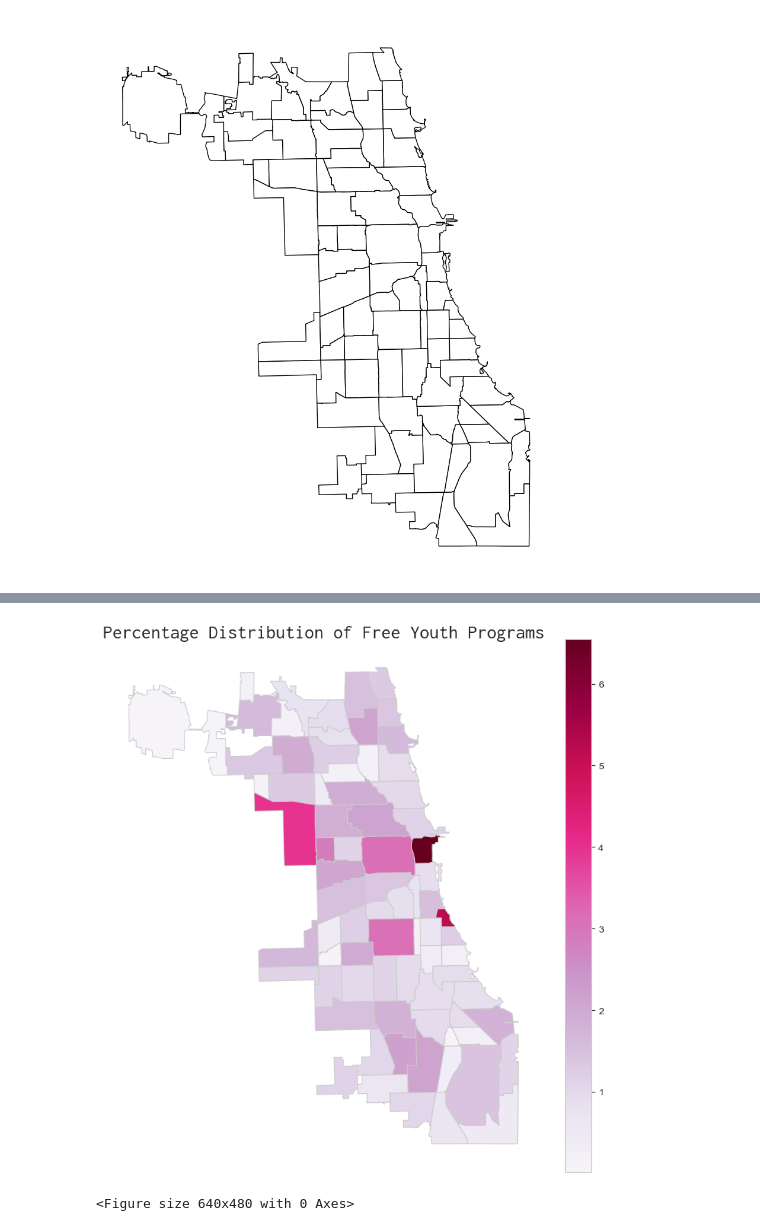
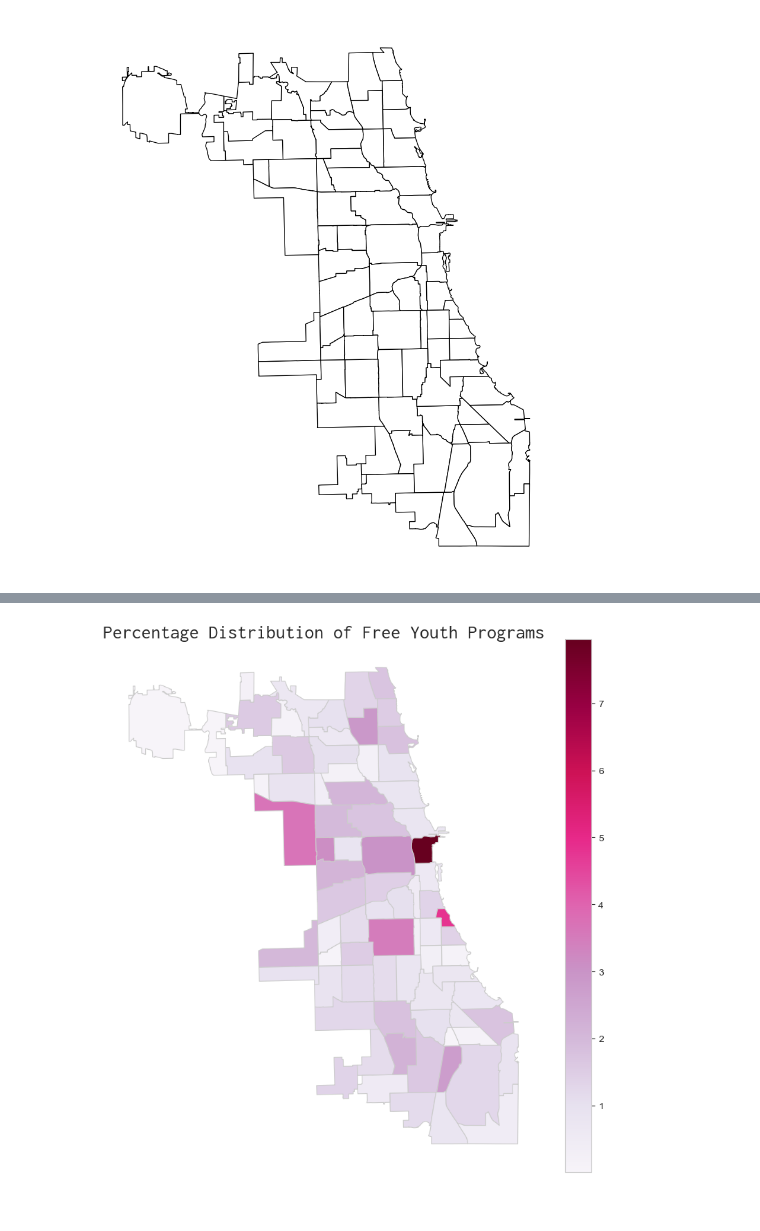
Before and after one commit to ishasharma2/stat390, a Jupyter notebook: eda.ipynb, the cells around one changed output, grey strips where cells are left out. Saved outputs shown, nothing was run; the diff lists cells and outputs as text; code cells hidden in the pictures.

```diff
--- a/eda.ipynb
+++ b/eda.ipynb
@@ -322,23 +375,22 @@ plt.show()
 # %%
 chi_map = gpd.read_file('chi_shapefile/geo_export_ac7aa850-c5f5-48c3-8b86-051ed02f73db.shx')
 
 accessible_data = clean_data[(clean_data['Program Price'] == 'Free')]
 accessible_merged = pd.merge(left=chi_map, right=accessible_data, left_on='community', right_on='Geographic Cluster Name')
-accessible = accessible_merged.groupby('community')['Program Name'].nunique()
+accessible = accessible_merged.groupby('community')['Id'].nunique()
 
 percentages = (accessible / accessible.sum()) * 100
 chi_map['Percentage Distribution'] = chi_map['community'].map(percentages)
 
 sns.set_style("whitegrid")
 fig, ax = plt.subplots(figsize=(10,10))
 chi_map.plot(column='Percentage Distribution', cmap='PuRd', linewidth=0.8, ax=ax, edgecolor='0.8', legend=True)
 ax.set_axis_off()
 ax.set_title('Percentage Distribution of Free Youth Programs', fontdict={'fontsize': '20', 'fontweight' : '3', 'fontname':'Inconsolata'})
 plt.savefig("plots/free_programs_map.png", dpi=300)
 plt.show()
 # %% [output]
-[figure, old version]
+[figure, new version]
-<Figure size 640x480 with 0 Axes>
 # %%
 chi_map = gpd.read_file('chi_shapefile/geo_export_ac7aa850-c5f5-48c3-8b86-051ed02f73db.shx')
 
```
Also changed, not shown: parts of 16 cells of this notebook, 13 other files.
